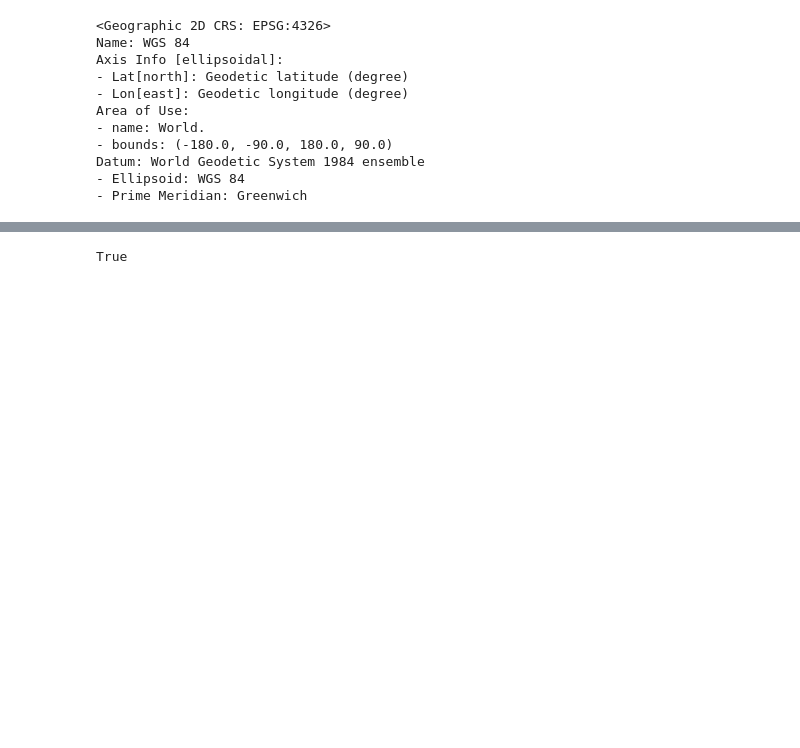
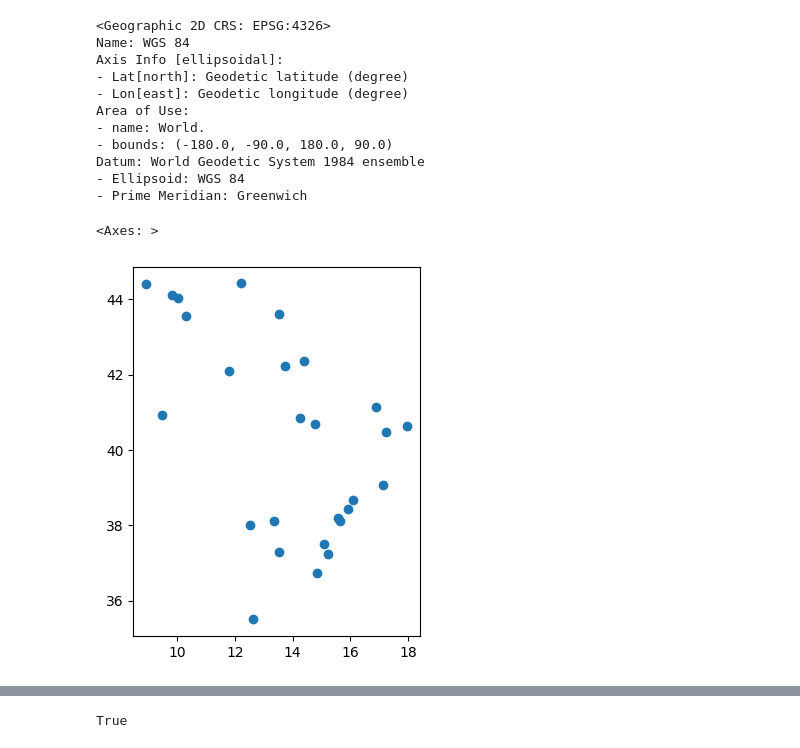
Before and after one commit to enriquetaietta/data-science-unitn, a Jupyter notebook: geospatial-analysis/project_map_interventi.ipynb, the cells around one changed output, grey strips where cells are left out. Cells and saved outputs as stored; diff of their text form; code cells hidden in the pictures; blank space fills up the shorter version.

```diff
--- a/geospatial-analysis/project_map_interventi.ipynb
+++ b/geospatial-analysis/project_map_interventi.ipynb
@@ -146,4 +214,10 @@ Area of Use:
 Datum: World Geodetic System 1984 ensemble
 - Ellipsoid: WGS 84
 - Prime Meridian: Greenwich
+# %%
+type(geo_cities_ispi)
+geo_cities_ispi.plot()
+# %% [output]
+<Axes: >
+[figure, added]
 # %%
```
Also changed, not shown: parts of 11 cells of this notebook, 3 other files.
